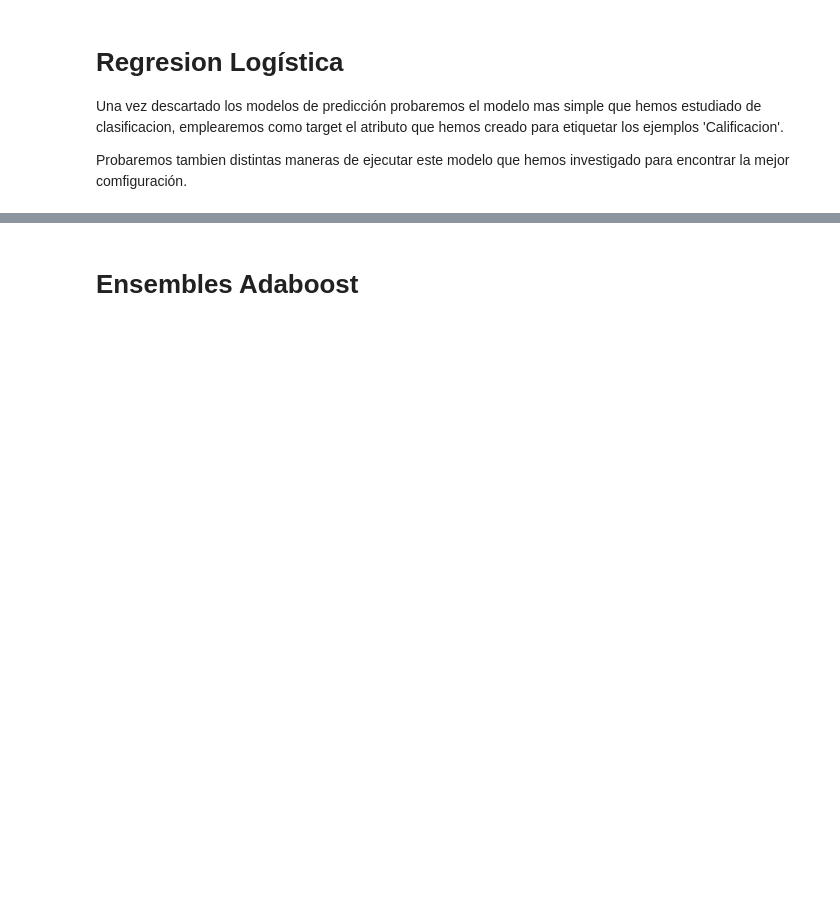
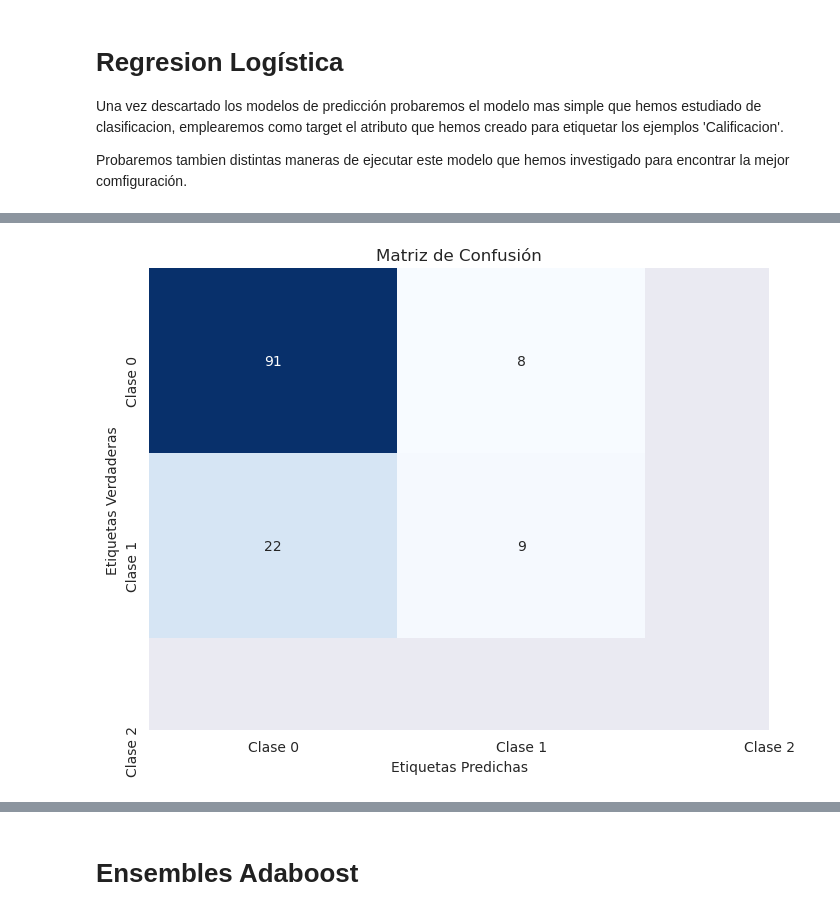
Before and after one commit to WADEBER/Trabajo-Aprendizaje, a Jupyter notebook: alcoholism.ipynb, the cells around one changed output, grey strips where cells are left out. Drawn from its saved outputs; the diff is of its cells as text; code cells hidden in the pictures; blank space fills up the shorter version.

Commit message:
Diferentes Datasets

```diff
--- a/alcoholism.ipynb
+++ b/alcoholism.ipynb
@@ -213,3 +215,10 @@ df_over = pd.concat([df_majority, df_minority_over], axis=0)
+# %%
+# Supongamos que deseas utilizar las claves 'original', 'undersampled' y 'oversampled'
+diccionario_datasets = {
+    'original': df,
+    'undersampled': df_under,
+    'oversampled': df_over
+}
 # %% [markdown]
 Graficamos los datos
 # %%
@@ -537,6 +546,18 @@ Los modelos de regresión lineal y polinomial aplicados a los datos de los estud
 Esto sugiere que se necesitan enfoques más sofisticados, posiblemente incluyendo otros tipos de modelos o recopilación de más datos. Probaremos a intentar predecir si superan el curso o no, empleando modelos de clasificacion para esta tarea, comenzando por el mas sencillo, Regresion Logistica.
 # %%
 ##PONER UNA RED PARA PREDICCION
+# %%
+def matriz_confusion(y_true, y_pred):
+    conf_matrix = confusion_matrix(y_true, y_pred)
+    print(conf_matrix)
+    plt.figure(figsize=(8, 6))
+    sns.heatmap(conf_matrix, annot=True, fmt='d', cmap='Blues', cbar=False,
+    xticklabels=['Clase 0', 'Clase 1', 'Clase 2'],
+    yticklabels=['Clase 0', 'Clase 1', 'Clase 2'])
+    plt.xlabel('Etiquetas Predichas')
+    plt.ylabel('Etiquetas Verdaderas')
+    plt.title('Matriz de Confusión')
+    plt.show()
 # %% [markdown]
 # Regresion Logística
 
@@ -545,0 +610,77 @@ Probaremos tambien distintas maneras de ejecutar este modelo que hemos investiga
+# %%
+diccionario_log = {}
+for i in diccionario_datasets: # Hacemos un particionamiento estándar, 60% para train y 40% para test
+    train_data, temp_data = train_test_split(diccionario_datasets[i], test_size=0.4, random_state=42)
+    val_data, test_data = train_test_split(temp_data, test_size=0.5, random_state=42)
+
+    # Sacamos los atributos target
+    y_train_G1 = train_data['G1']
+    y_train_G2 = train_data['G2']
+    y_train_media = train_data['Media_G1_G2']
+
+
+    # Definimos X con el resto de atributos que no son los targets
+    X_train = train_data.drop(['G1', 'G2','Media_G1_G2','Calificacion'], axis=1)
+
+    # Definimos los conjuntos de Test
+    y_test_G1 = test_data['G1']
+    y_test_G2 = test_data['G2']
+    y_test_media = test_data['Media_G1_G2']
+
+    # Sacamos los atributos de validacion
+    y_val_G1 = val_data['G1']
+    y_val_G2 = val_data['G2']
+    y_val_media = val_data['Media_G1_G2']
+
+    # Definimos X con el resto de atributos que no son los targets
+    X_test = test_data.drop(['G1', 'G2','Media_G1_G2','Calificacion'], axis=1)
+    X_val = val_data.drop(['G1', 'G2','Media_G1_G2','Calificacion'], axis=1)
+
+
+    y_train_calificacion = train_data['Calificacion']
+    y_test_calificacion = test_data['Calificacion']
+    y_val_calificacion = val_data['Calificacion']
+
+
+    # Creamos el estandarizador
+    scaler = StandardScaler()
+
+    # Ajustamos el estandarizador con los datos de entrenamiento y luego transformamos los datos de entrenamiento
+    X_train = scaler.fit_transform(X_train)
+    X_test = scaler.transform(X_test)
+    X_val = scaler.transform(X_val)
+
+    # Aplicamos el modelo de regresion logistica
+    modelo_logistico_calificacion = LogisticRegression()
+
+
+    #Definimos los parametros posibles de nuestro modelo
+    param_grid = {'C': [0.1, 0.5, 1, 10],
+        'solver': ['newton-cg', 'lbfgs', 'liblinear'],
+        'multi_class': ['ovr', 'multinomial'],
+        'penalty': ['l1', 'l2']}
+
+    grid_search_log = GridSearchCV(modelo_logistico_calificacion, param_grid, cv=5, scoring='accuracy')
+
+    # Ejecutar la búsqueda en el conjunto de datos
+    grid_search_log.fit(X_train, y_train_calificacion)
+
+    # Obtener el mejor modelo y sus parámetros
+    best_model_log = grid_search_log.best_estimator_
+    best_params_log = grid_search_log.best_params_
+
+
+    print("Mejores parámetros para dataset ", i, ": ", best_params_log)
+
+    #Precision Validacion
+    y_pred_val = best_model_log.predict(X_val)
+    precision_calificacion_val = accuracy_score(y_val_calificacion, y_pred_val)
+    print("Precision validacion para dataset ", i, ": "  , 100 * precision_calificacion_val, "%")
+
+
+    matriz_confusion(y_val_calificacion, y_pred_val)
+
+    diccionario_log[i] = best_model_log
+
+    mostrarPesos(best_model_log)
+# %% [output]
@@ -545,0 +691 @@ Probaremos tambien distintas maneras de ejecutar este modelo que hemos investiga
+[figure, added]
```
Also changed, not shown: parts of 31 cells of this notebook.
